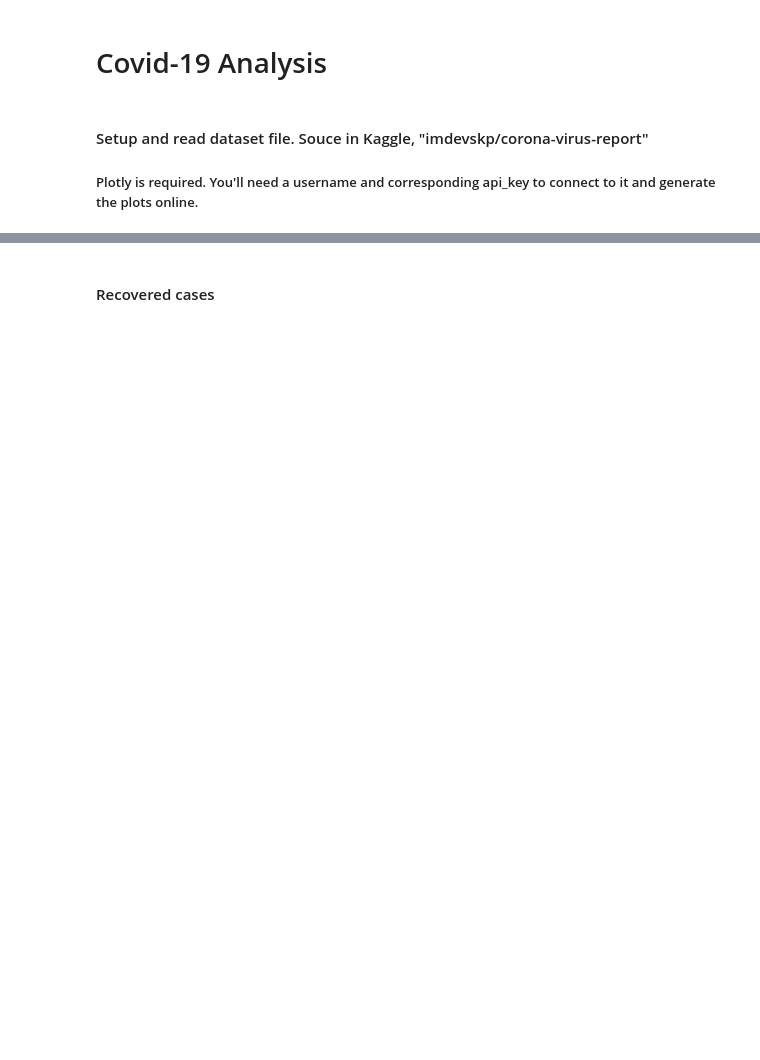
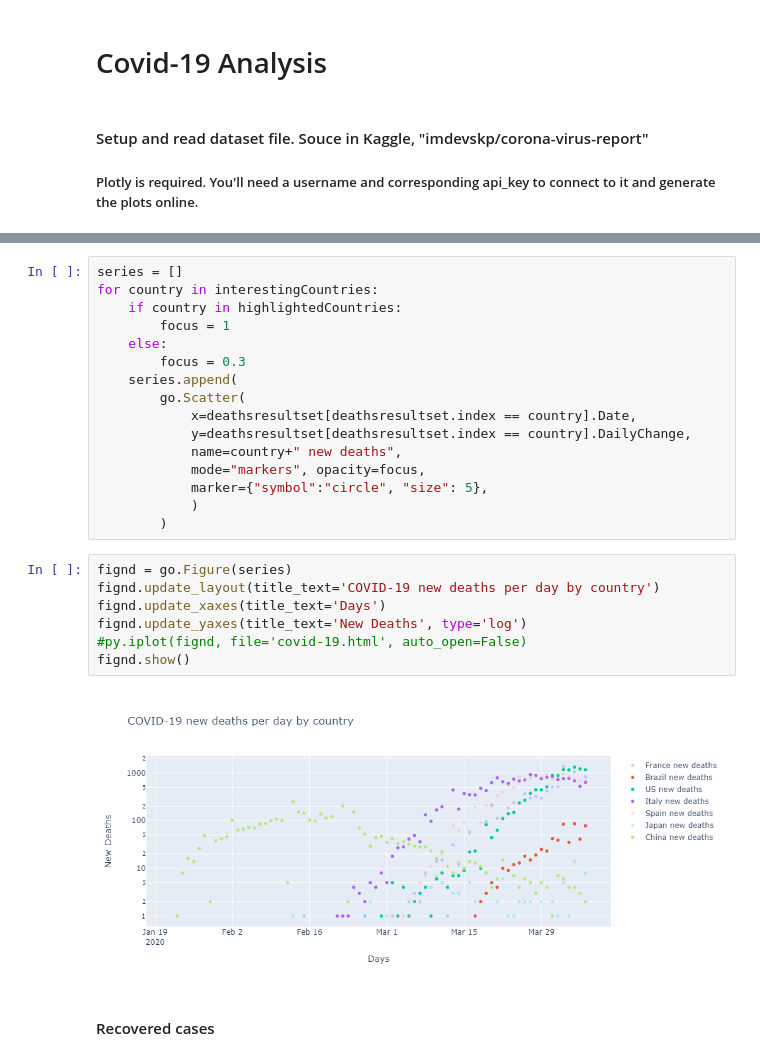
Before and after one commit to lozass/covid-19-analysis, a Jupyter notebook: Covid-19-analysis.ipynb, the cells around one changed output, grey strips where cells are left out. Cells and saved outputs as stored; diff of their text form; blank space fills up the shorter version.

```diff
--- a/Covid-19-analysis.ipynb
+++ b/Covid-19-analysis.ipynb
@@ -155,3 +237,28 @@ py.iplot(fig, file='covid-19.html', auto_open=False)
+# %%
+series = []
+for country in interestingCountries:
+    if country in highlightedCountries:
+        focus = 1
+    else:
+        focus = 0.3
+    series.append(
+        go.Scatter(
+            x=deathsresultset[deathsresultset.index == country].Date,
+            y=deathsresultset[deathsresultset.index == country].DailyChange,
+            name=country+" new deaths",
+            mode="markers", opacity=focus,
+            marker={"symbol":"circle", "size": 5},
+            )
+        )
+# %%
+fignd = go.Figure(series)
+fignd.update_layout(title_text='COVID-19 new deaths per day by country')
+fignd.update_xaxes(title_text='Days')
+fignd.update_yaxes(title_text='New Deaths', type='log')
+#py.iplot(fignd, file='covid-19.html', auto_open=False)
+fignd.show()
+# %% [output]
+[figure, added]
 # %% [markdown]
 <h4>Recovered cases
 # %%
```
Also changed, not shown: parts of 41 cells of this notebook.
